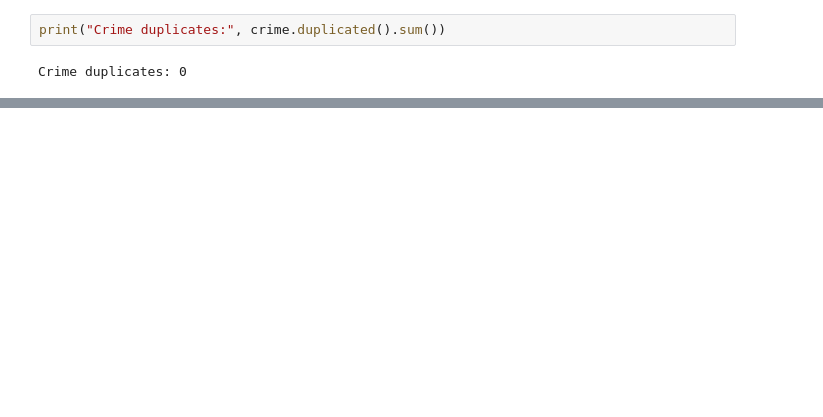
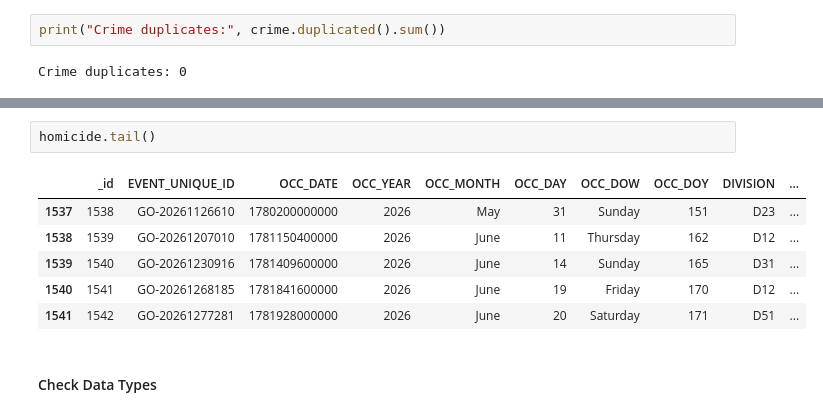
Before and after one commit to tesssarazen-star/toronto-crime-analysis, a Jupyter notebook: notebooks/01_explore.ipynb, the cells around one changed output, grey strips where cells are left out. Drawn from its saved outputs; the diff is of its cells as text; blank space fills up the shorter version.

```diff
--- a/notebooks/01_explore.ipynb
+++ b/notebooks/01_explore.ipynb
@@ -64,0 +113,11 @@ Crime duplicates: 0
+# %%
+homicide.tail()
+# %% [output]
+|  | _id | EVENT_UNIQUE_ID | OCC_DATE | OCC_YEAR | OCC_MONTH | OCC_DAY | OCC_DOW | OCC_DOY | DIVISION | ... |
+| 1537 | 1538 | GO-20261126610 | 1780200000000 | 2026 | May | 31 | Sunday | 151 | D23 | ... |
+| 1538 | 1539 | GO-20261207010 | 1781150400000 | 2026 | June | 11 | Thursday | 162 | D12 | ... |
+| 1539 | 1540 | GO-20261230916 | 1781409600000 | 2026 | June | 14 | Sunday | 165 | D31 | ... |
+| 1540 | 1541 | GO-20261268185 | 1781841600000 | 2026 | June | 19 | Friday | 170 | D12 | ... |
+| 1541 | 1542 | GO-20261277281 | 1781928000000 | 2026 | June | 20 | Saturday | 171 | D51 | ... |
+# %% [markdown]
+#### Check Data Types
```
Also changed, not shown: parts of 48 cells of this notebook.
